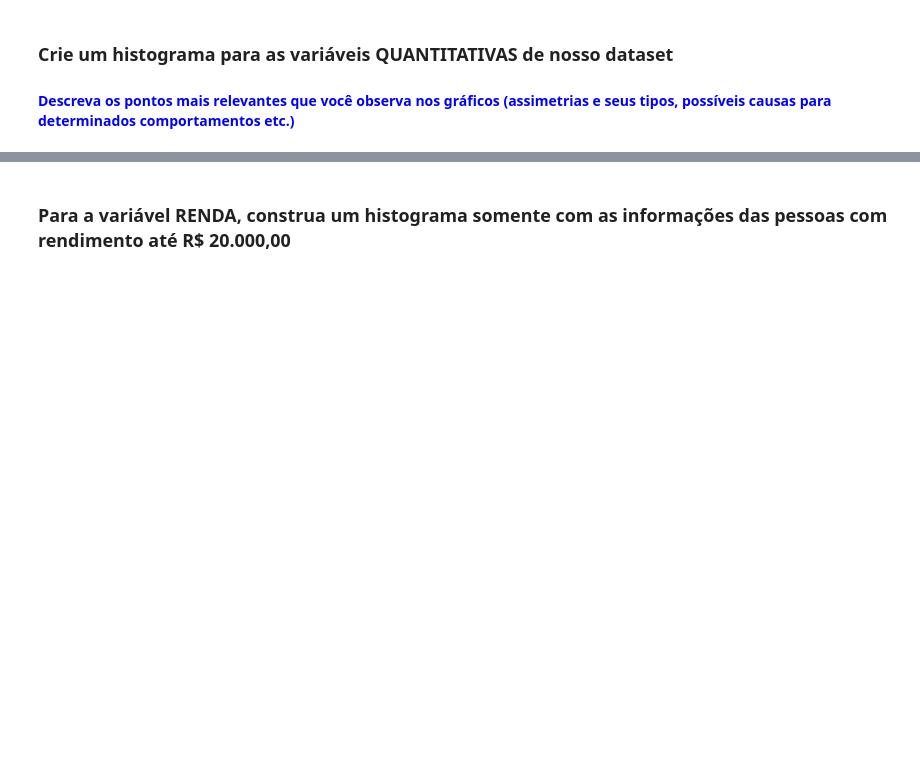
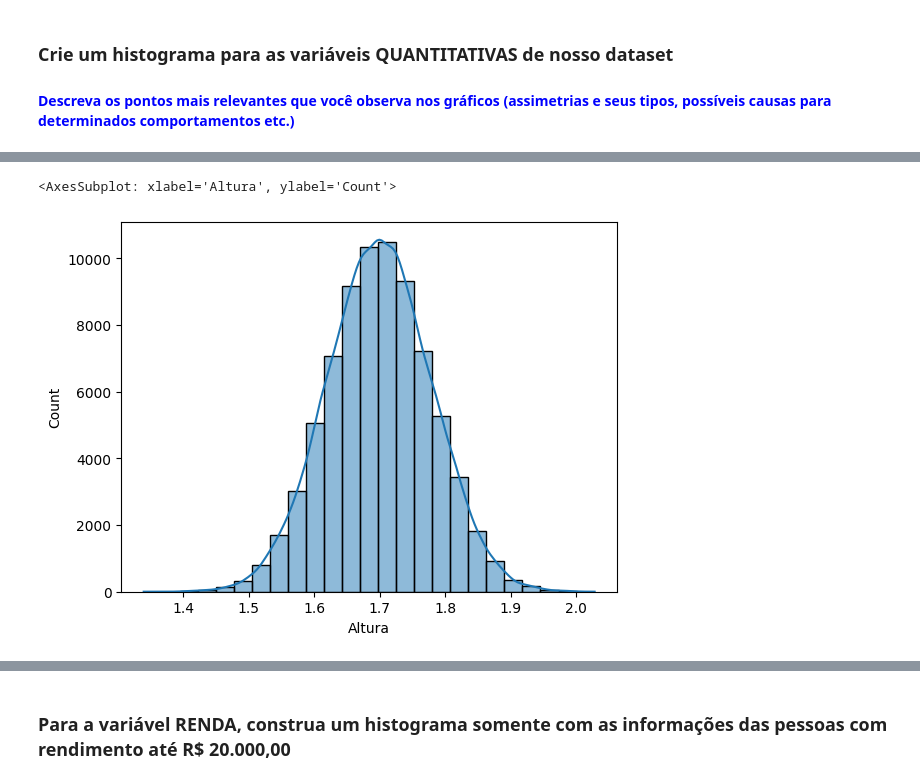
Before and after one commit to wcotta/alura, a Jupyter notebook: Formação Data Science/Modulo I/Projetos/Análise_Descritiva.ipynb, the cells around one changed output, grey strips where cells are left out. Saved outputs shown, nothing was run; the diff lists cells and outputs as text; code cells hidden in the pictures; blank space fills up the shorter version.

```diff
--- a/Formação Data Science/Modulo I/Projetos/Análise_Descritiva.ipynb
+++ b/Formação Data Science/Modulo I/Projetos/Análise_Descritiva.ipynb
@@ -270,0 +276,5 @@ Escreva suas conclusões aqui...
+# %%
+sns.histplot(dados.Altura, bins = 25, kde=True)
+# %% [output]
+<AxesSubplot: xlabel='Altura', ylabel='Count'>
+[figure, added]
```
Also changed, not shown: parts of 16 cells of this notebook.
